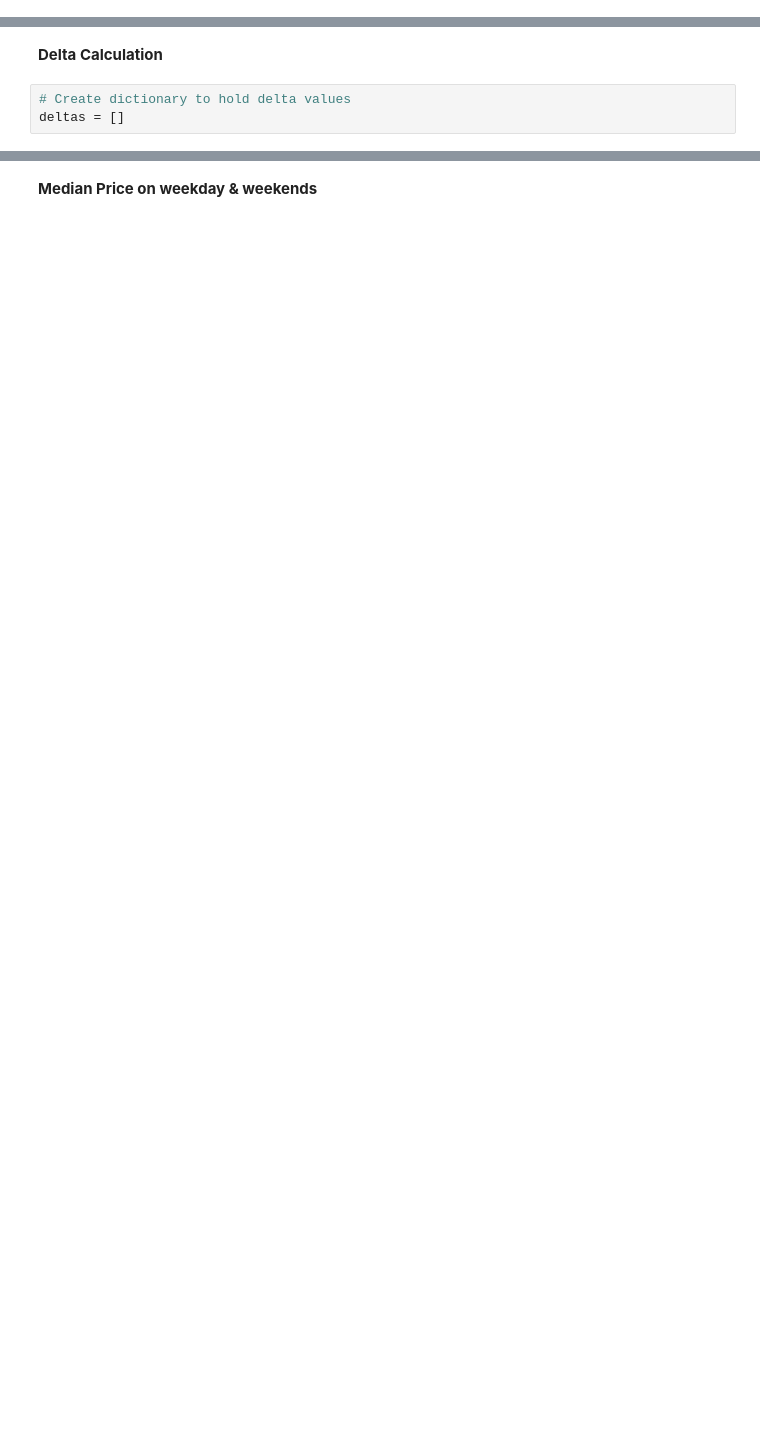
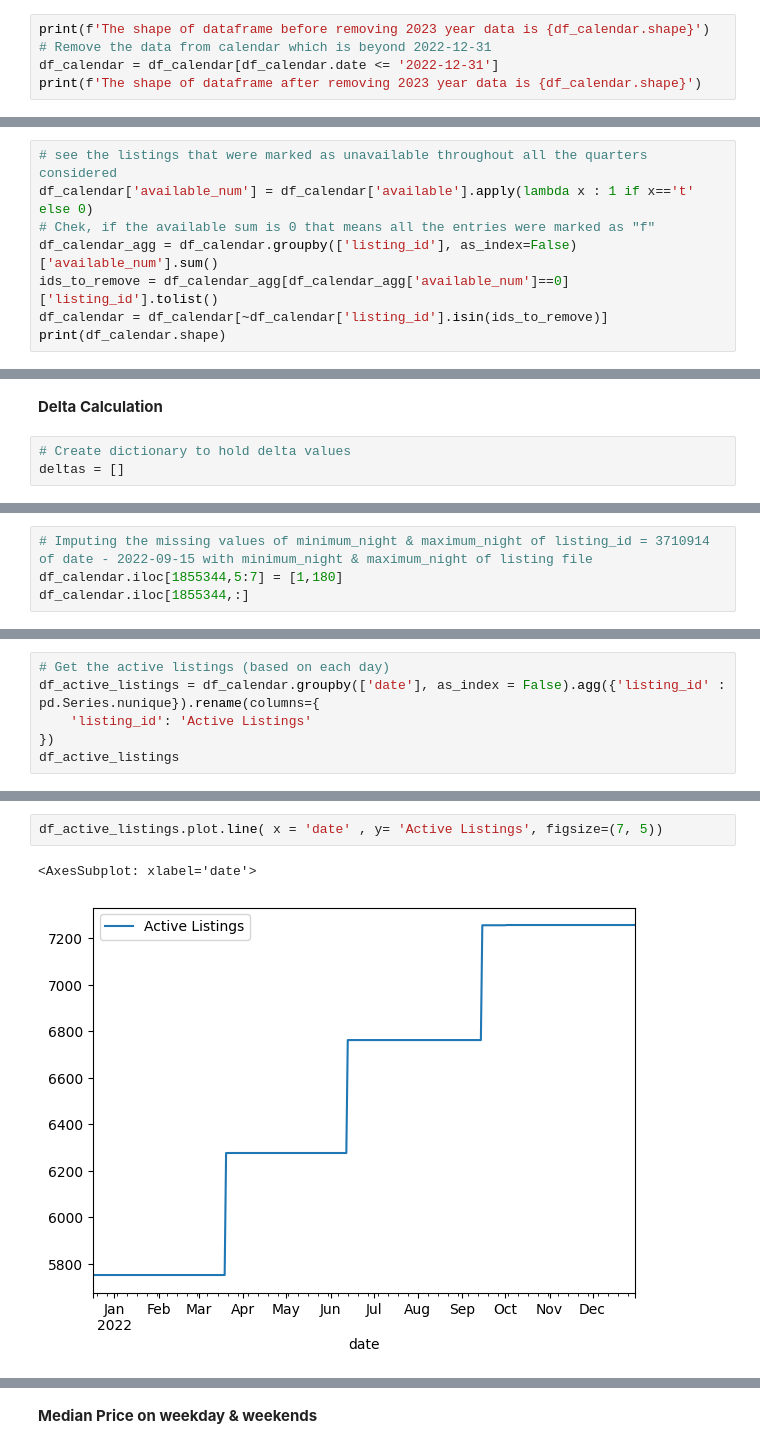
Before and after one commit to sakshi1989/DSBA_6211_Airbnb_Nashville, a Jupyter notebook: analyze.ipynb, the cells around one changed output, grey strips where cells are left out. Cells and saved outputs as stored; diff of their text form; blank space fills up the shorter version.

```diff
--- a/analyze.ipynb
+++ b/analyze.ipynb
@@ -103,0 +114,5 @@ dtype: int64
+# %%
+print(f'The shape of dataframe before removing 2023 year data is {df_calendar.shape}')
+# Remove the data from calendar which is beyond 2022-12-31
+df_calendar = df_calendar[df_calendar.date <= '2022-12-31']
+print(f'The shape of dataframe after removing 2023 year data is {df_calendar.shape}')
@@ -103,0 +122,8 @@ dtype: int64
+# %%
+# see the listings that were marked as unavailable throughout all the quarters considered
+df_calendar['available_num'] = df_calendar['available'].apply(lambda x : 1 if x=='t' else 0)
+# Chek, if the available sum is 0 that means all the entries were marked as "f"
+df_calendar_agg = df_calendar.groupby(['listing_id'], as_index=False)['available_num'].sum()
+ids_to_remove = df_calendar_agg[df_calendar_agg['available_num']==0]['listing_id'].tolist()
+df_calendar = df_calendar[~df_calendar['listing_id'].isin(ids_to_remove)]
+print(df_calendar.shape)
@@ -165,0 +227,4 @@ Text(0, 0.5, 'Total Listings Removed from previous scrape')
+# %%
+# Imputing the missing values of minimum_night & maximum_night of listing_id = 3710914 of date - 2022-09-15 with minimum_night & maximum_night of listing file
+df_calendar.iloc[1855344,5:7] = [1,180]
+df_calendar.iloc[1855344,:]
@@ -165,0 +242,6 @@ Text(0, 0.5, 'Total Listings Removed from previous scrape')
+# %%
+# Get the active listings (based on each day)
+df_active_listings = df_calendar.groupby(['date'], as_index = False).agg({'listing_id' : pd.Series.nunique}).rename(columns={
+    'listing_id': 'Active Listings'
+})
+df_active_listings
@@ -165,0 +262,5 @@ Text(0, 0.5, 'Total Listings Removed from previous scrape')
+# %%
+df_active_listings.plot.line( x = 'date' , y= 'Active Listings', figsize=(7, 5))
+# %% [output]
+<AxesSubplot: xlabel='date'>
+[figure, added]
```
Also changed, not shown: parts of 65 cells of this notebook, 8 other files.
